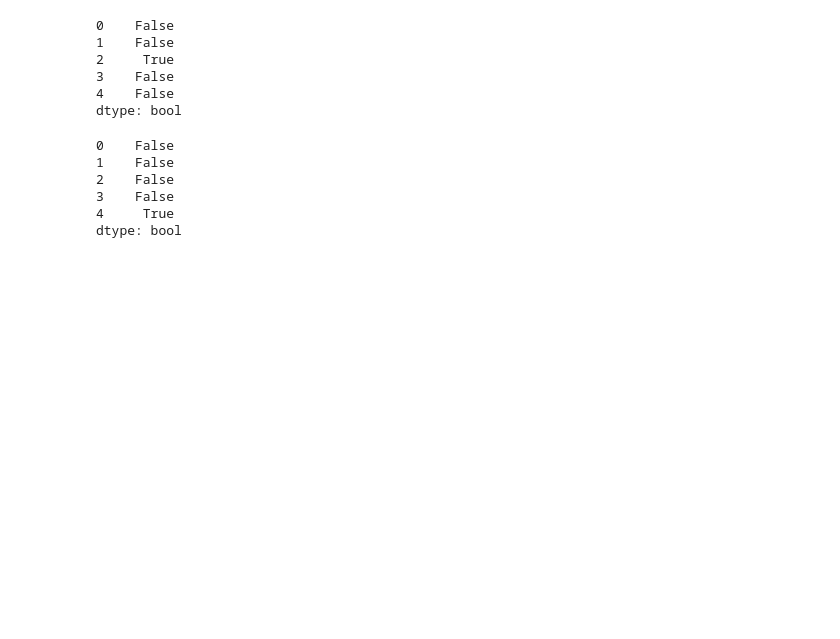
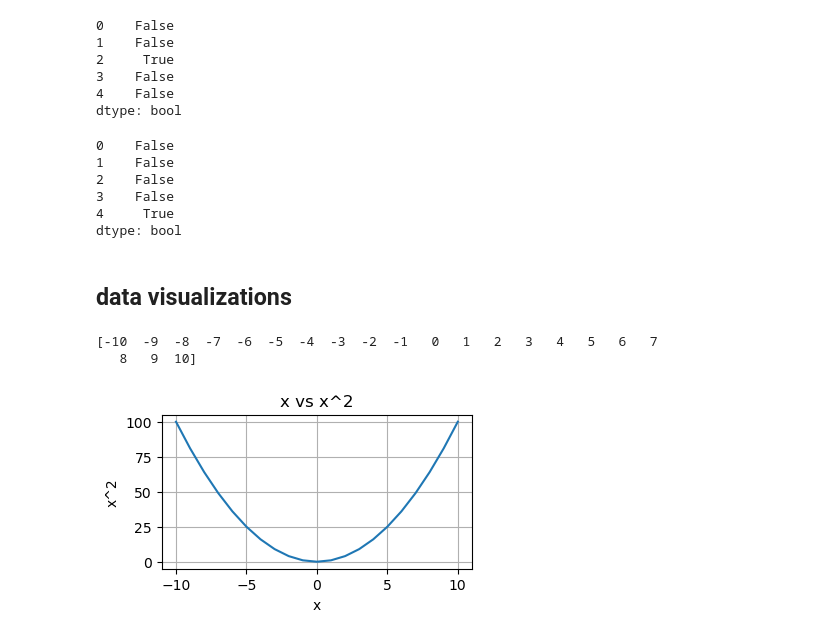
Before and after one commit to Yanil01/pandas_, a Jupyter notebook: main.ipynb, the cells around one changed output. Drawn from its saved outputs; the diff is of its cells as text; code cells hidden in the pictures; blank space fills up the shorter version.

```diff
--- a/main.ipynb
+++ b/main.ipynb
@@ -1171,3 +1171,5 @@ players.duplicated(subset="Name") # check the duplicate values of the dataframe
 3    False
 4     True
 dtype: bool
+# %% [markdown]
+## data visualizations
@@ -1173,0 +1182,16 @@ dtype: bool
+# %%
+x = np.arange(-10,11)
+print(x)
+# %% [output]
+[-10  -9  -8  -7  -6  -5  -4  -3  -2  -1   0   1   2   3   4   5   6   7
+   8   9  10]
+# %%
+plt.figure(figsize=(4,2)) # set the figure size
+plt.title("x vs x^2") # set the title of the plot
+plt.xlabel("x") # set the x label of the plot
+plt.ylabel("x^2") # set the y label of the plot
+plt.plot(x,x**2) # plot the x and x^2
+plt.grid() # add grid to the plot
+plt.show() # show the plot}
+# %% [output]
+[figure, added]
```
Also changed, not shown: parts of 9 cells of this notebook, 1 other file.
